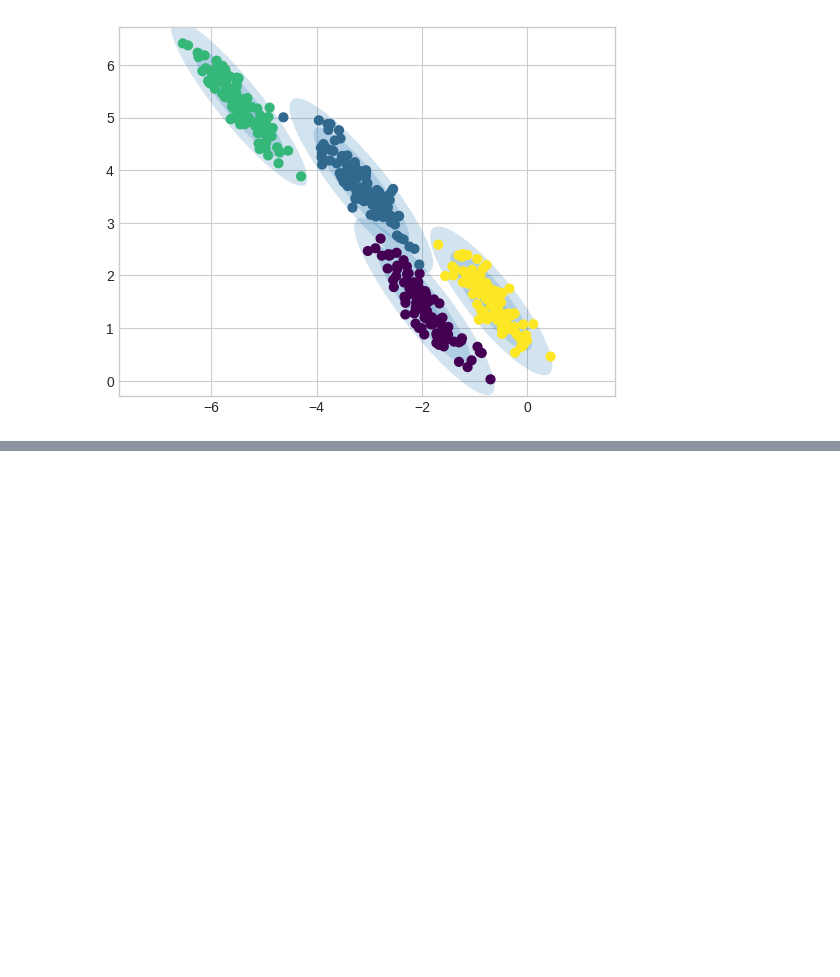
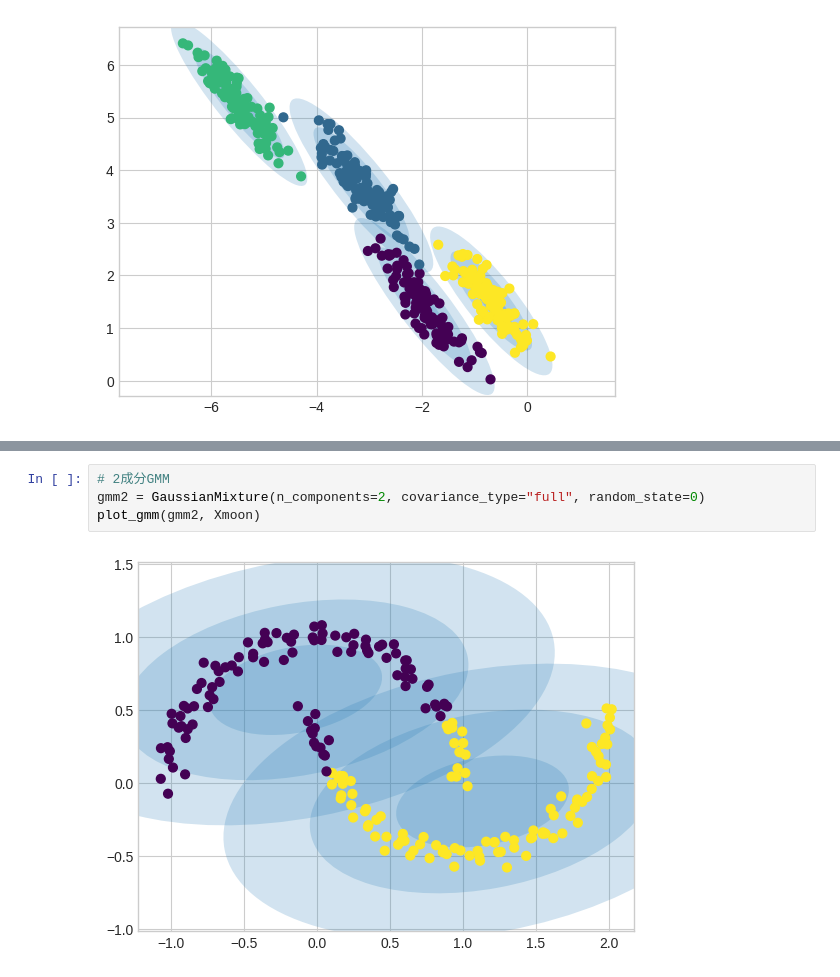
Before and after one commit to hyakuroume/datascience_handbook, a Jupyter notebook: Gaussian_Mixture_Models.ipynb, the cells around one changed output, grey strips where cells are left out. Drawn from its saved outputs; the diff is of its cells as text; blank space fills up the shorter version.

```diff
--- a/Gaussian_Mixture_Models.ipynb
+++ b/Gaussian_Mixture_Models.ipynb
@@ -123,0 +135,6 @@ plot_gmm(gmm, X_stretched)
+# %%
+# 2成分GMM
+gmm2 = GaussianMixture(n_components=2, covariance_type="full", random_state=0)
+plot_gmm(gmm2, Xmoon)
+# %% [output]
+[figure, added]
```
Also changed, not shown: parts of 5 cells of this notebook.
